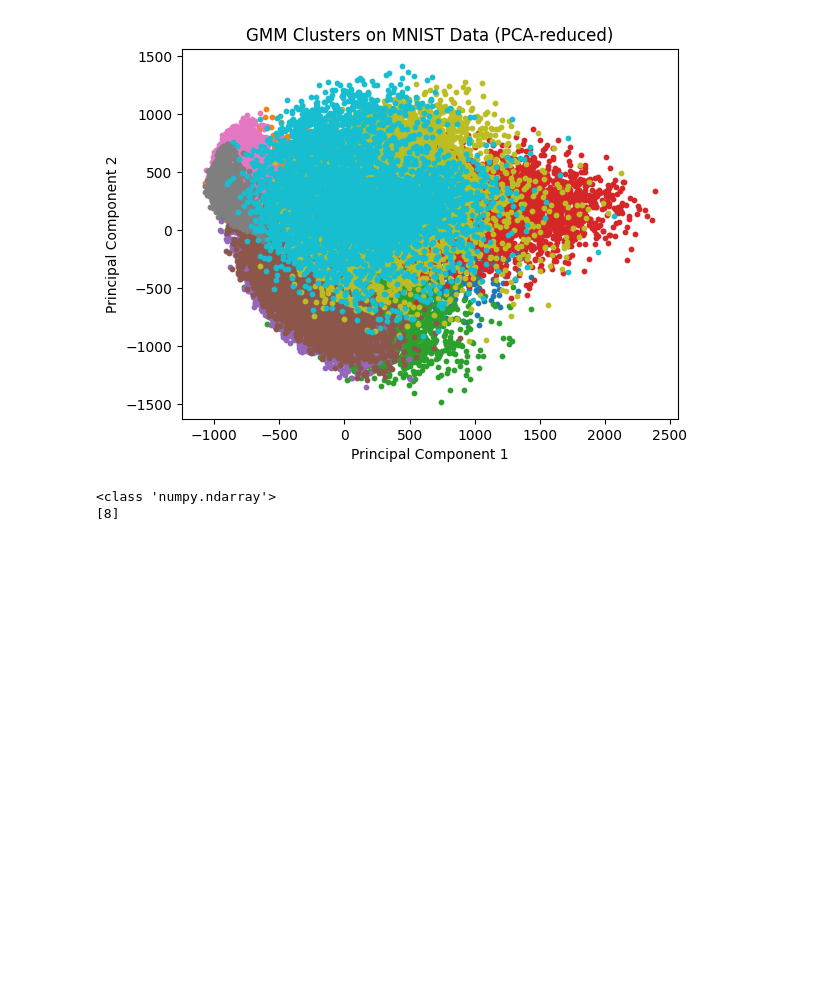
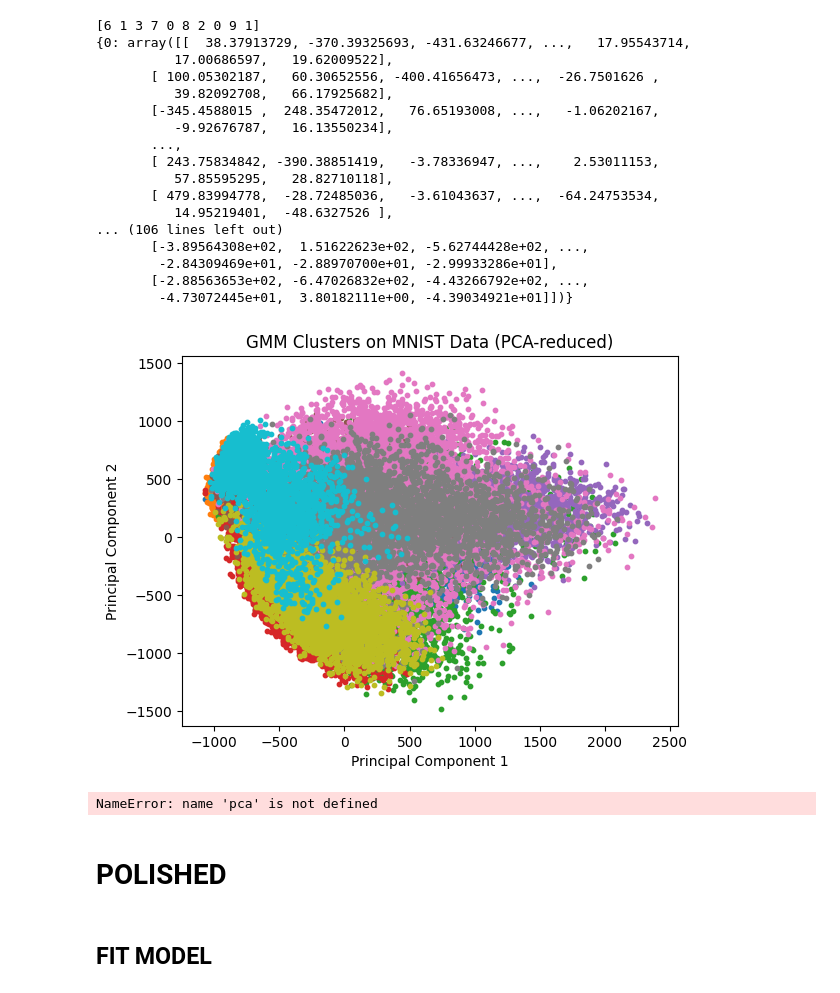
Before and after one commit to MiroslavPakanec/MNIST-generator-with-GMMs, a Jupyter notebook: service/notebooks/clustering_evaluation.ipynb, the cells around one changed output. Drawn from its saved outputs; the diff is of its cells as text; code cells hidden in the pictures; blank space fills up the shorter version.

```diff
--- a/service/notebooks/clustering_evaluation.ipynb
+++ b/service/notebooks/clustering_evaluation.ipynb
@@ -6,6 +3,9 @@ from sklearn.decomposition import PCA
 from sklearn.mixture import GaussianMixture
 from pandas import DataFrame, Series
 import pandas as pd
+
+n_pca_components = 196
+n_gmm_components = 10
 
 def load_train_data():
     df: DataFrame = pd.read_csv('../data/train.csv')
@@ -16,6 +16,7 @@ def load_train_data():
 def get_model(xs, ys):
     pca = PCA(n_components=n_pca_components)
     xs_pca = pca.fit_transform(xs.to_numpy())
+    print(xs_pca.shape)
     model: GaussianMixture = GaussianMixture(n_components=n_gmm_components)
     model.fit(xs_pca)
     return model, xs_pca
@@ -71,7 +74,7 @@ def get_confusion_matrix(ys_true: NDArray[np.float64], ys_pred: NDArray[np.float
     return cm
 
 ys_numpy: NDArray[np.float64] = ys.to_numpy()
-gmm_labels: NDArray[np.int8] = model.predict(xs)
+gmm_labels: NDArray[np.int8] = model.predict(xs_pca)
 clusters: Dict[int, NDArray[np.float64]] = get_clusters(xs_pca, gmm_labels)
 cluster_to_digit_mapping: NDArray[np.int64] = get_cluster_to_digit_mappings(gmm_labels, ys_numpy)
 predicted_digits: NDArray[np.float64] = cluster_to_digit_mapping[gmm_labels]
@@ -97,25 +101,45 @@ plt.show()
 # %%
-img_buffer = io.BytesIO()
+print(cluster_to_digit_mapping)
+print(clusters)
+
+# # img_buffer = io.BytesIO()
 for key, cluster in clusters.items():
     plt.scatter(cluster[:, 0], cluster[:, 1], label=f'Digit: {cluster_to_digit_mapping[key]}', s=10)
 plt.xlabel('Principal Component 1')
 plt.ylabel('Principal Component 2')
 plt.title('GMM Clusters on MNIST Data (PCA-reduced)')
 # plt.savefig(img_buffer, format='png', bbox_inches='tight', pad_inches=0)
 # plt.close()
 # img_buffer.seek(0)
 # img_buffer.getvalue()
 plt.show()
 # %% [output]
+[6 1 3 7 0 8 2 0 9 1]
+{0: array([[  38.37913729, -370.39325693, -431.63246677, ...,   17.95543714,
+          17.00686597,   19.62009522],
+       [ 100.05302187,   60.30652556, -400.41656473, ...,  -26.7501626 ,
+          39.82092708,   66.17925682],
+       [-345.4588015 ,  248.35472012,   76.65193008, ...,   -1.06202167,
+          -9.92676787,   16.13550234],
+       ...,
+       [ 243.75834842, -390.38851419,   -3.78336947, ...,    2.53011153,
+          57.85595295,   28.82710118],
+       [ 479.83994778,  -28.72485036,   -3.61043637, ...,  -64.24753534,
+          14.95219401,  -48.6327526 ],
+... (106 lines left out)
+       [-3.89564308e+02,  1.51622623e+02, -5.62744428e+02, ...,
+        -2.84309469e+01, -2.88970700e+01, -2.99933286e+01],
+       [-2.88563653e+02, -6.47026832e+02, -4.43266792e+02, ...,
+        -4.73072445e+01,  3.80182111e+00, -4.39034921e+01]])}
-[figure, old version]
+[figure, new version]
 # %%
 def sample():
     xs, ys = model.sample()
-    return xs[0], ys[0]
-    # sample_array = np.array(xs[0]).reshape(28, 28)
+    # sample_array = np.array(xs[0]).reshape(14, 14)
     # plt.imshow(sample_array, cmap='gray')
     # plt.title(ys[0])
     # plt.show()
+    return xs[0], ys[0]
 
 def predict(x):
     y = model.predict([x])
@@ -123,11 +147,15 @@ def predict(x):
     return y
 
 # sample()
-x, y = sample()
-print(type(x))
-y = predict(x)
+# x, y = sample()
+print(type(pca))
+# print(x.shape)
+# y = predict(x)
 # print(xs.shape)
 # print(type(xs))
 # %% [output]
-<class 'numpy.ndarray'>
-[8]
+NameError: name 'pca' is not defined
+# %% [markdown]
+# POLISHED
+# %% [markdown]
+## FIT MODEL
```
Also changed, not shown: parts of 17 cells of this notebook, 14 other files.
